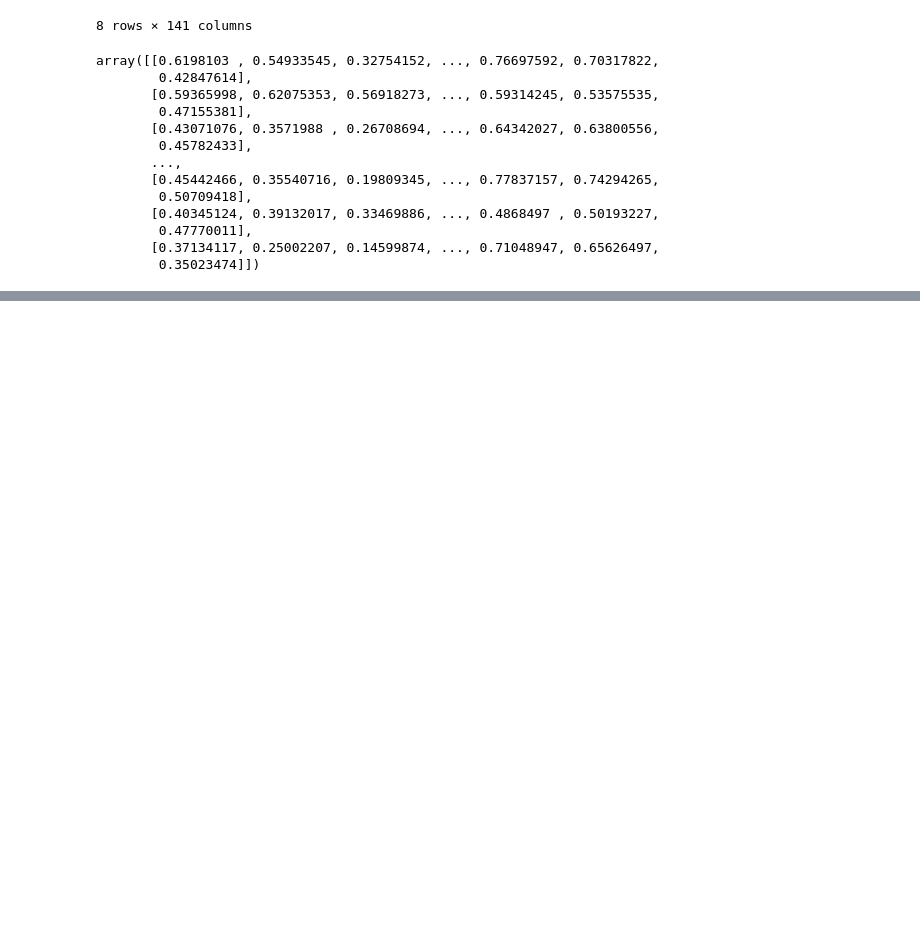
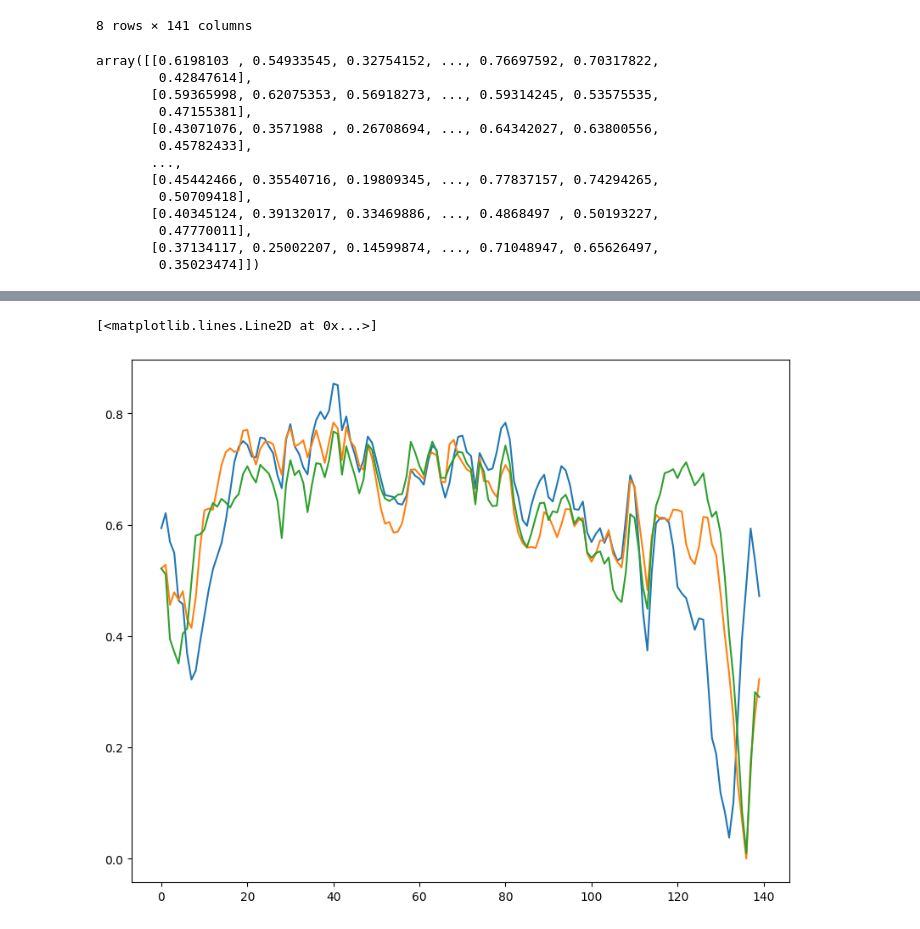
Before and after one commit to Ziyi-star/Bachelor-Project, a Jupyter notebook: notebooks/01-Autoencoder_ecg.ipynb, the cells around one changed output, grey strips where cells are left out. Cells and saved outputs as stored; diff of their text form; code cells hidden in the pictures; blank space fills up the shorter version.

```diff
--- a/notebooks/01-Autoencoder_ecg.ipynb
+++ b/notebooks/01-Autoencoder_ecg.ipynb
@@ -91,0 +112,8 @@ array([[0.6198103 , 0.54933545, 0.32754152, ..., 0.76697592, 0.70317822,
+# %%
+#see abnormal data ecg
+plt.plot(abnormal_train_data[0])
+plt.plot(abnormal_train_data[100])
+plt.plot(abnormal_train_data[200])
+# %% [output]
+[<matplotlib.lines.Line2D at 0x...>]
+[figure, added]
```
Also changed, not shown: parts of 13 cells of this notebook.
